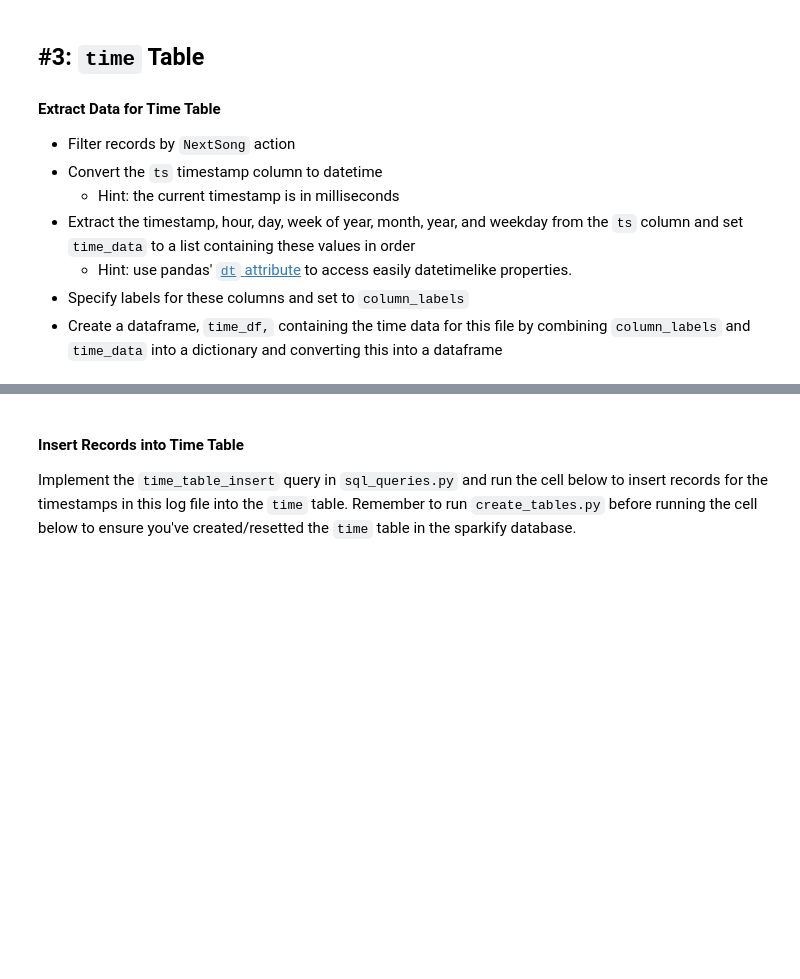
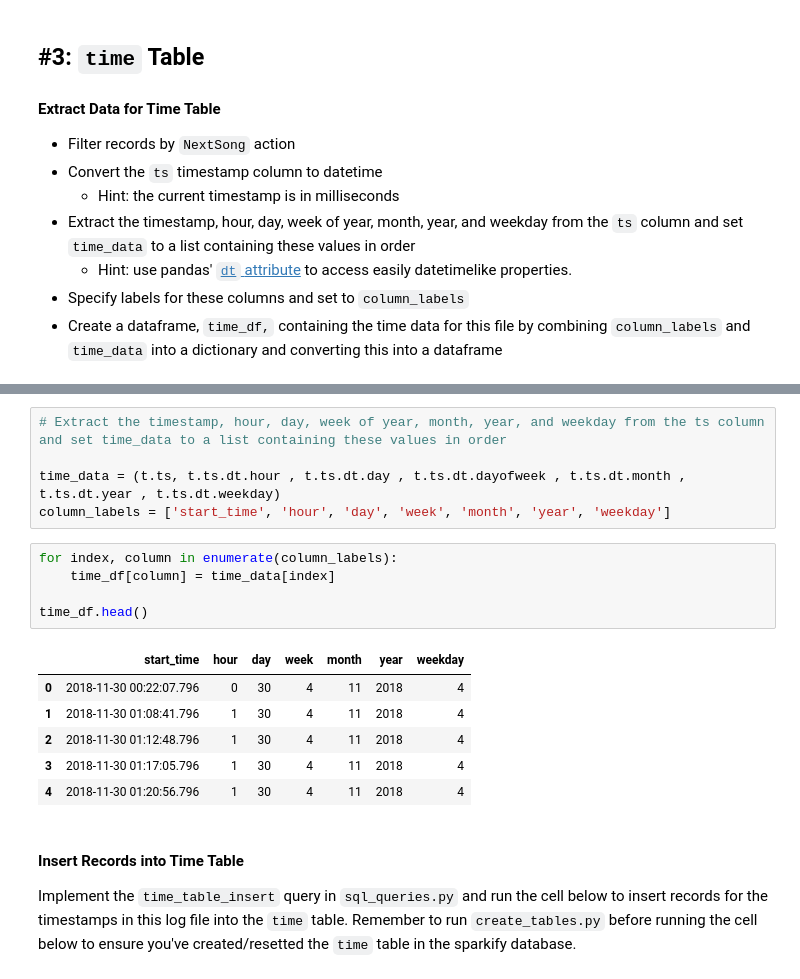
Before and after one commit to MarsPanther/data-modeling-postgres-project, a Jupyter notebook: etl.ipynb, the cells around one changed output, grey strips where cells are left out. Drawn from its saved outputs; the diff is of its cells as text; blank space fills up the shorter version.

```diff
--- a/etl.ipynb
+++ b/etl.ipynb
@@ -136,3 +146,20 @@ time_df.head()
+# %%
+# Extract the timestamp, hour, day, week of year, month, year, and weekday from the ts column and set time_data to a list containing these values in order
+
+time_data = (t.ts, t.ts.dt.hour , t.ts.dt.day , t.ts.dt.dayofweek , t.ts.dt.month , t.ts.dt.year , t.ts.dt.weekday)
+column_labels = ['start_time', 'hour', 'day', 'week', 'month', 'year', 'weekday']
+# %%
+for index, column in enumerate(column_labels):
+    time_df[column] = time_data[index]
+
+time_df.head()
+# %% [output]
+|  | start_time | hour | day | week | month | year | weekday |
+| 0 | 2018-11-30 00:22:07.796 | 0 | 30 | 4 | 11 | 2018 | 4 |
+| 1 | 2018-11-30 01:08:41.796 | 1 | 30 | 4 | 11 | 2018 | 4 |
+| 2 | 2018-11-30 01:12:48.796 | 1 | 30 | 4 | 11 | 2018 | 4 |
+| 3 | 2018-11-30 01:17:05.796 | 1 | 30 | 4 | 11 | 2018 | 4 |
+| 4 | 2018-11-30 01:20:56.796 | 1 | 30 | 4 | 11 | 2018 | 4 |
 # %% [markdown]
 #### Insert Records into Time Table
 Implement the `time_table_insert` query in `sql_queries.py` and run the cell below to insert records for the timestamps in this log file into the `time` table. Remember to run `create_tables.py` before running the cell below to ensure you've created/resetted the `time` table in the sparkify database.
```
Also changed, not shown: parts of 8 cells of this notebook, 3 other files.
